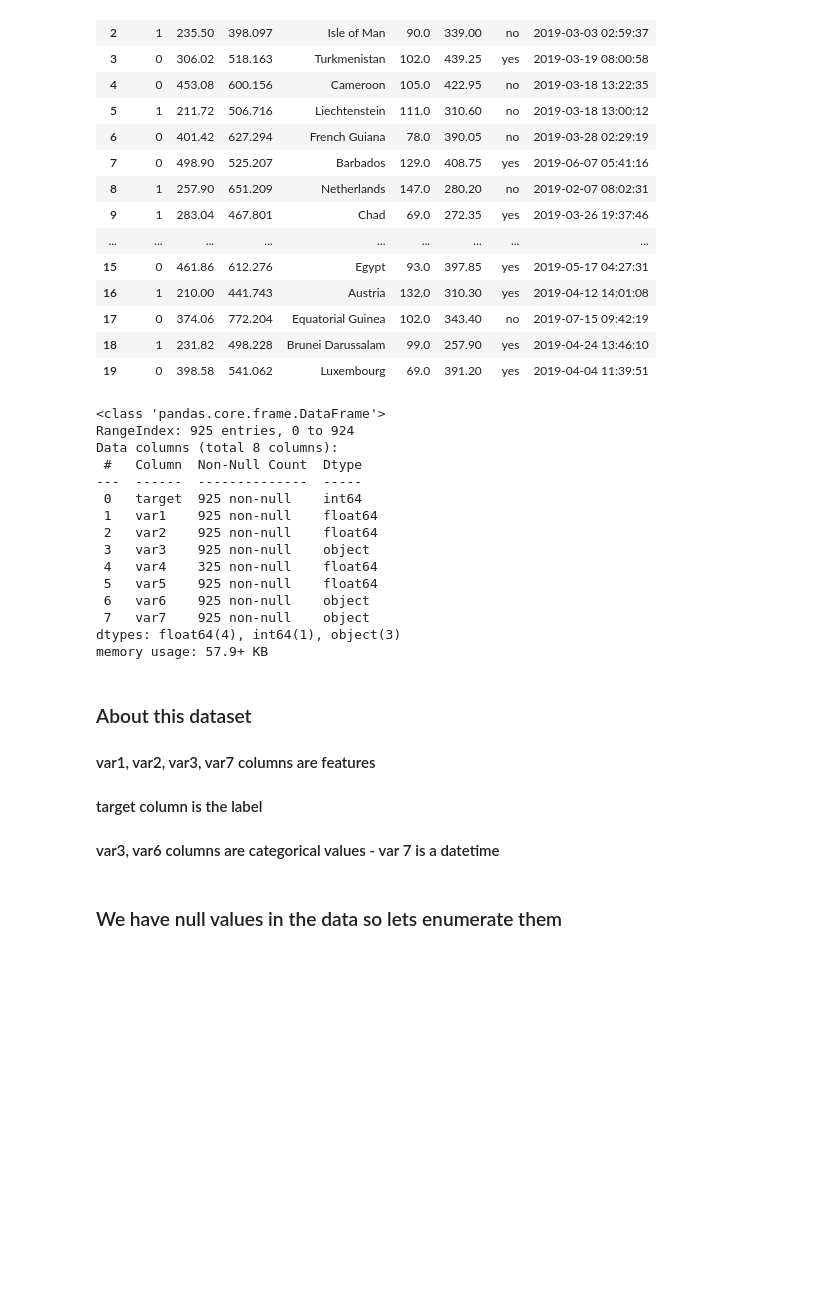
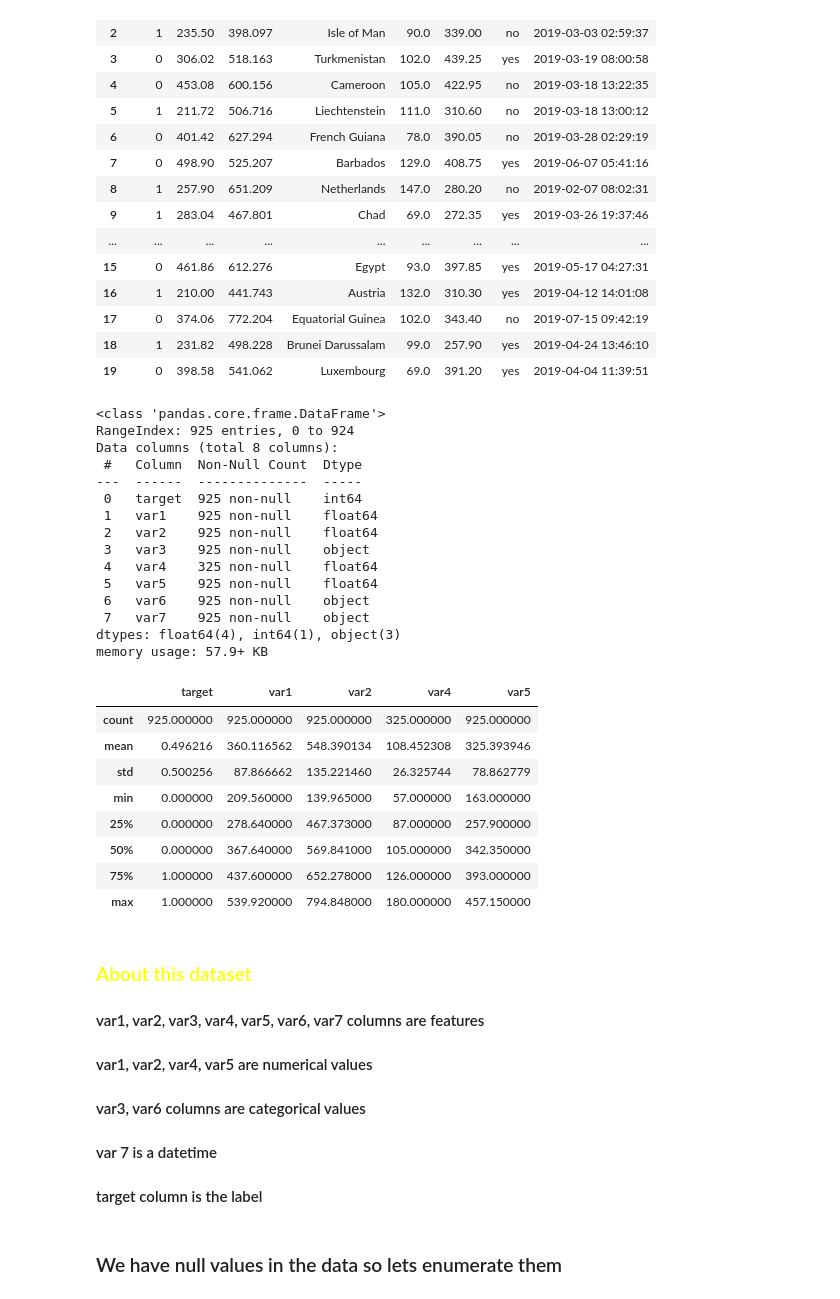
Before and after one commit to chrismintz1/Public, a Jupyter notebook: module 3 final assignment/final assignment part 1.ipynb, the cells around one changed output. Cells and saved outputs as stored; diff of their text form; code cells hidden in the pictures; blank space fills up the shorter version.

```diff
--- a/module 3 final assignment/final assignment part 1.ipynb
+++ b/module 3 final assignment/final assignment part 1.ipynb
@@ -29,28 +33,43 @@ df.head(20)
 | 17 | 0 | 374.06 | 772.204 | Equatorial Guinea | 102.0 | 343.40 | no | 2019-07-15 09:42:19 |
 | 18 | 1 | 231.82 | 498.228 | Brunei Darussalam | 99.0 | 257.90 | yes | 2019-04-24 13:46:10 |
 | 19 | 0 | 398.58 | 541.062 | Luxembourg | 69.0 | 391.20 | yes | 2019-04-04 11:39:51 |
-# %%
-df.info()
-# %% [output]
-<class 'pandas.core.frame.DataFrame'>
-RangeIndex: 925 entries, 0 to 924
-Data columns (total 8 columns):
- #   Column  Non-Null Count  Dtype
----  ------  --------------  -----
- 0   target  925 non-null    int64
- 1   var1    925 non-null    float64
- 2   var2    925 non-null    float64
- 3   var3    925 non-null    object
- 4   var4    325 non-null    float64
- 5   var5    925 non-null    float64
- 6   var6    925 non-null    object
- 7   var7    925 non-null    object
-dtypes: float64(4), int64(1), object(3)
-memory usage: 57.9+ KB
+# %%
+# have a look at the data types
+df.info()
+
+# quick look at the data
+df.describe()
+# %% [output]
+<class 'pandas.core.frame.DataFrame'>
+RangeIndex: 925 entries, 0 to 924
+Data columns (total 8 columns):
+ #   Column  Non-Null Count  Dtype
+---  ------  --------------  -----
+ 0   target  925 non-null    int64
+ 1   var1    925 non-null    float64
+ 2   var2    925 non-null    float64
+ 3   var3    925 non-null    object
+ 4   var4    325 non-null    float64
+ 5   var5    925 non-null    float64
+ 6   var6    925 non-null    object
+ 7   var7    925 non-null    object
+dtypes: float64(4), int64(1), object(3)
+memory usage: 57.9+ KB
+|  | target | var1 | var2 | var4 | var5 |
+| count | 925.000000 | 925.000000 | 925.000000 | 325.000000 | 925.000000 |
+| mean | 0.496216 | 360.116562 | 548.390134 | 108.452308 | 325.393946 |
+| std | 0.500256 | 87.866662 | 135.221460 | 26.325744 | 78.862779 |
+| min | 0.000000 | 209.560000 | 139.965000 | 57.000000 | 163.000000 |
+| 25% | 0.000000 | 278.640000 | 467.373000 | 87.000000 | 257.900000 |
+| 50% | 0.000000 | 367.640000 | 569.841000 | 105.000000 | 342.350000 |
+| 75% | 1.000000 | 437.600000 | 652.278000 | 126.000000 | 393.000000 |
+| max | 1.000000 | 539.920000 | 794.848000 | 180.000000 | 457.150000 |
 # %% [markdown]
-### About this dataset ###
-#### var1, var2, var3, var7 columns are features ####
+### <font color='yellow'>About this dataset</font> ###
+#### var1, var2, var3, var4, var5, var6, var7 columns are features ####
+#### var1, var2, var4, var5 are numerical values ####
+#### var3, var6 columns are categorical values ####
+#### var 7 is a datetime ####
 #### target column is the label ####
-#### var3, var6 columns are categorical values - var 7 is a datetime ####
 # %% [markdown]
 ### We have null values in the data so lets enumerate them ####
```
Also changed, not shown: parts of 5 cells of this notebook.
